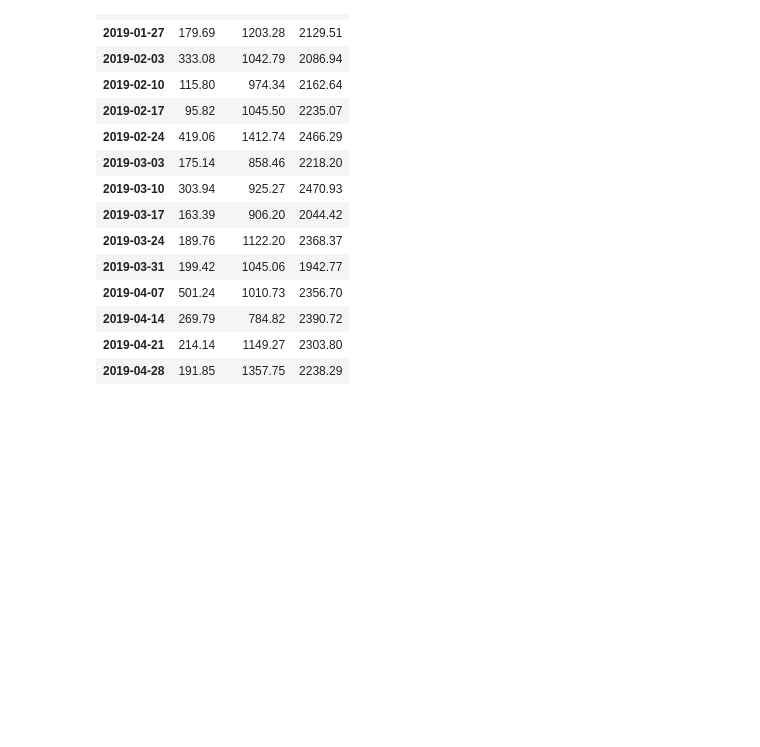
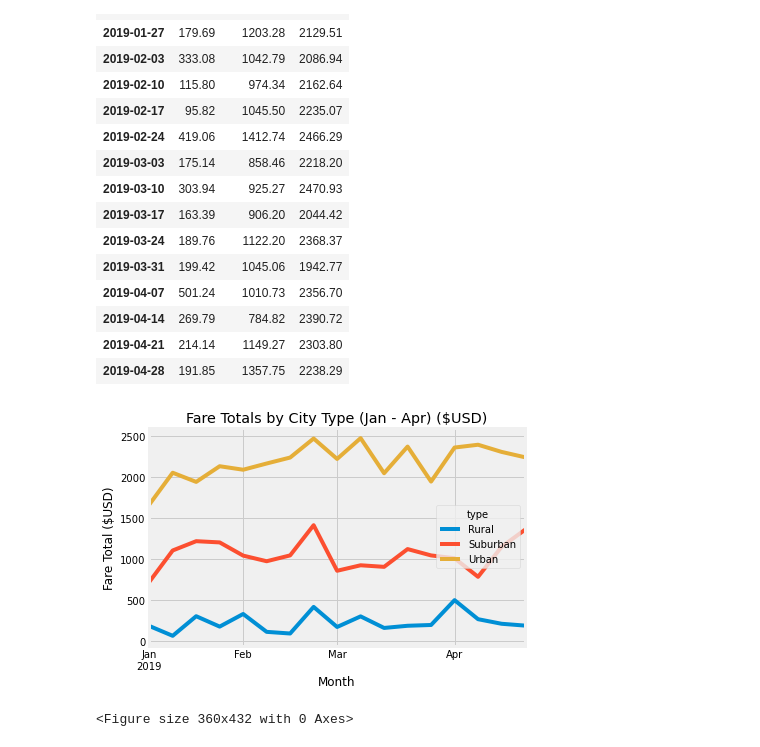
Before and after one commit to Owen-Doc/PyBer_Analysis, a Jupyter notebook: PyBer_Challenge.ipynb, the cells around one changed output. Saved outputs shown, nothing was run; the diff lists cells and outputs as text; code cells hidden in the pictures; blank space fills up the shorter version.

```diff
--- a/PyBer_Challenge.ipynb
+++ b/PyBer_Challenge.ipynb
@@ -314,9 +317,19 @@ fares_by_week
 # %%
 # 8. Using the object-oriented interface method, plot the resample DataFrame using the df.plot() function.
+fares_by_week.plot()
+
+plt.title('Fare Totals by City Type (Jan - Apr) ($USD)')
+plt.xlabel('Month')
+plt.ylabel('Fare Total ($USD)')
+plt.figure(figsize=(5,6))
+plt.savefig('analysis/pyber_fare_summary.png')
 
 
 
 # Import the style from Matplotlib.
 from matplotlib import style
 # Use the graph style fivethirtyeight.
 #style.use('fivethirtyeight')
+# %% [output]
+[figure, added]
+<Figure size 360x432 with 0 Axes>
```
Also changed, not shown: parts of 2 cells of this notebook, 4 other files.
